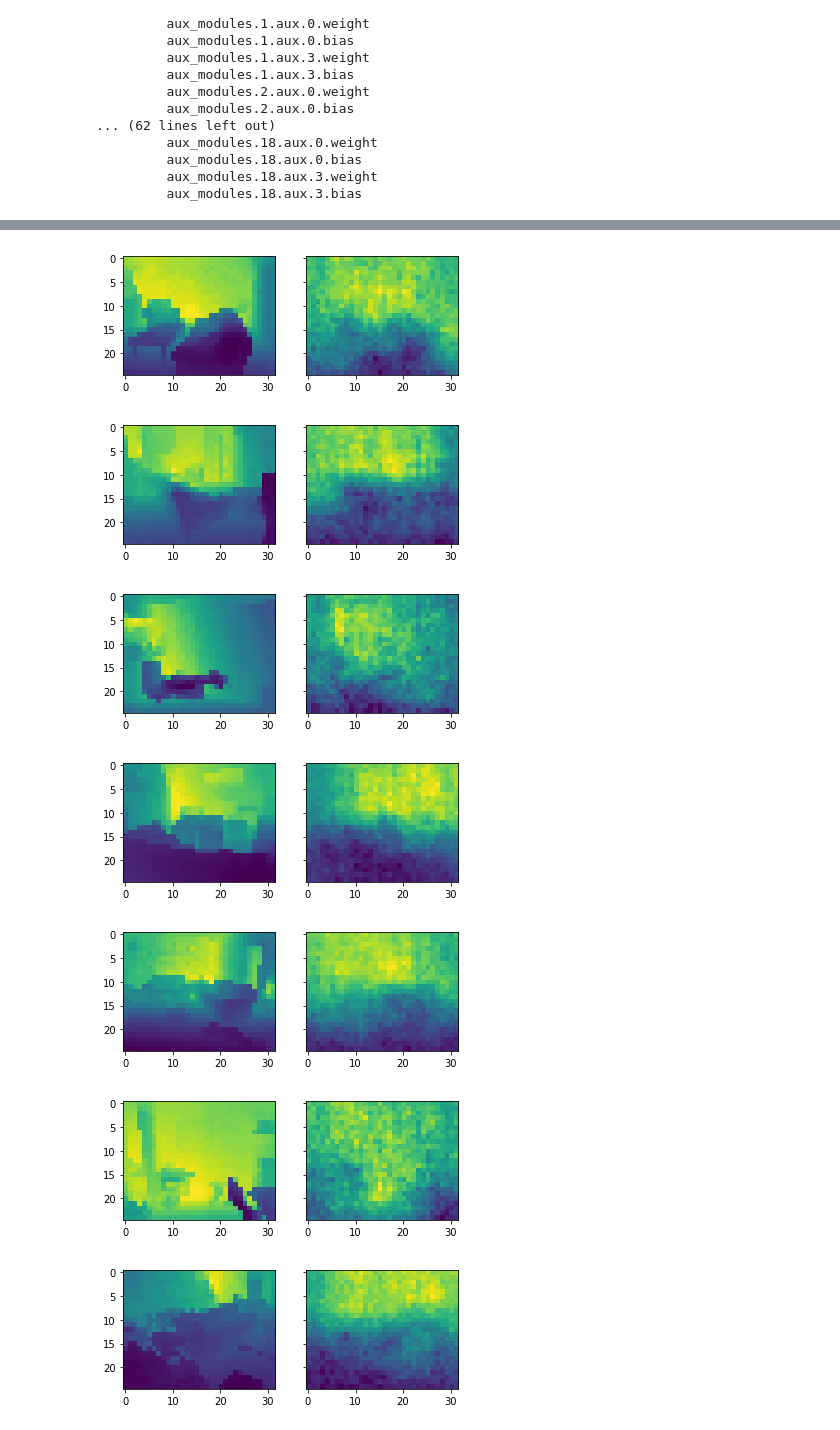
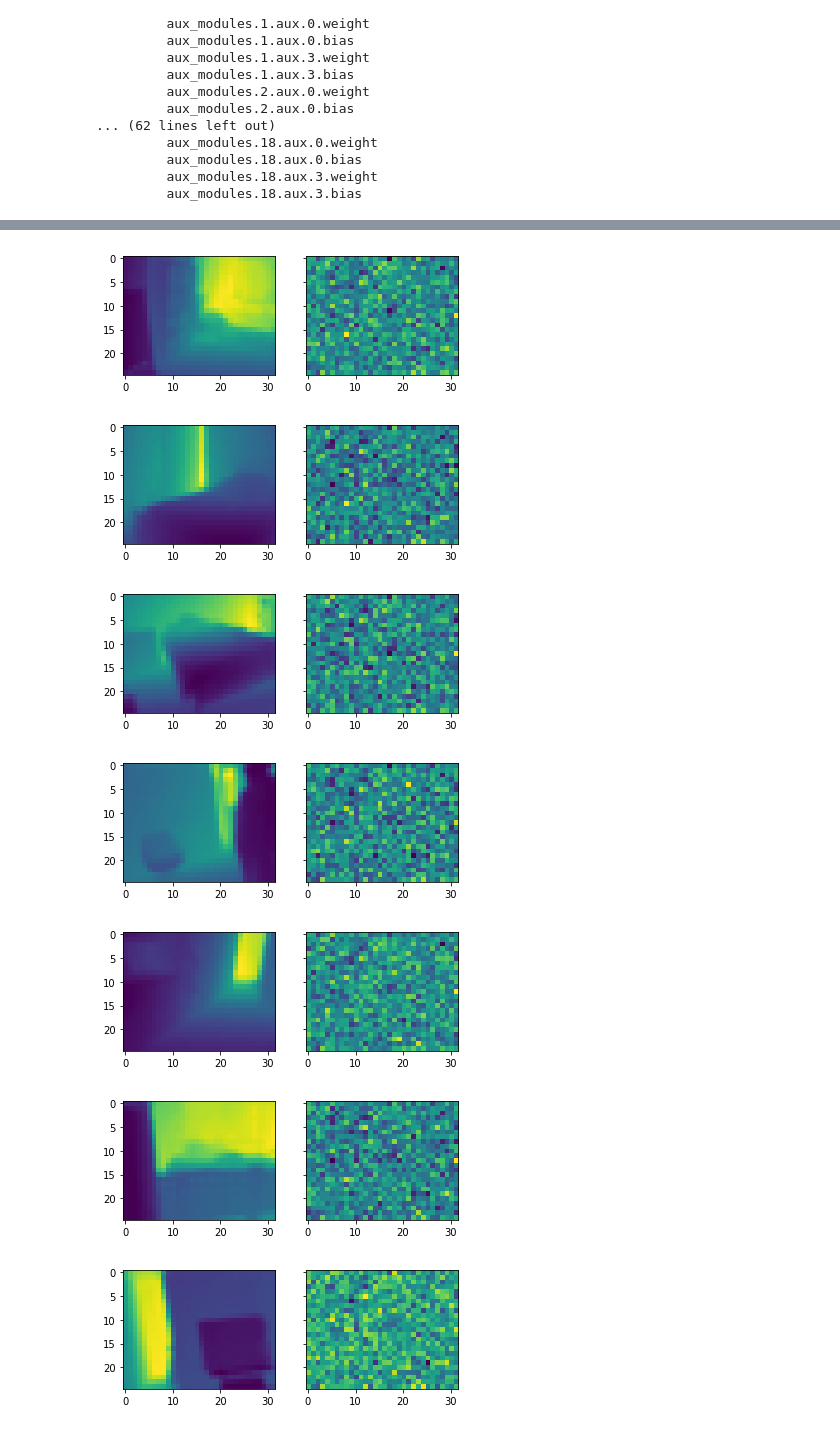
Before and after one commit to shalomma/DEN, a Jupyter notebook: notebooks/eval_den.ipynb, the cells around one changed output, grey strips where cells are left out. Saved outputs shown, nothing was run; the diff lists cells and outputs as text; code cells hidden in the pictures.

```diff
--- a/notebooks/eval_den.ipynb
+++ b/notebooks/eval_den.ipynb
@@ -16,17 +18,42 @@ import utils
 data_path = '../data/nyu_v2/'
 batch_size = 16
 depth_size = (25, 32)
+test_crop = (427, 561)
 seed = 2
 torch.manual_seed(seed)
 device = torch.device('cuda' if torch.cuda.is_available() else 'cpu')
-
-test_loader = data.DataLoader(NyuV2(os.path.join(data_path, 'val')),
-                              batch_size=batch_size, shuffle=True)
+# %%
+transformers = {
+    'train': transforms.Compose([transforms_nyu.Scale(),
+                                 transforms_nyu.RandomRescale(0.1),
+                                 transforms_nyu.RandomRotate(10),
+                                 transforms_nyu.RandomCrop(test_crop),
+                                 transforms_nyu.RandomHorizontalFlip(0.5),
+                                 transforms_nyu.ToTensor()]),
+
+    'val': transforms.Compose([transforms_nyu.Scale(),
+                               transforms_nyu.CenterCrop(test_crop),
+                               transforms_nyu.ToTensor()])
+}
+
+nyu = {
+    'train': NyuV2(os.path.join(data_path, 'train'), transform=transformers['train']),
+
+    'val': NyuV2(os.path.join(data_path, 'val'), transform=transformers['val'])
+}
+
+dataloaders = {
+    'train': data.DataLoader(nyu['train'], num_workers=8,
+                             batch_size=batch_size, shuffle=True),
+
+    'val': data.DataLoader(nyu['val'], num_workers=8,
+                           batch_size=batch_size, shuffle=True)
+}
 # %%
-wts_file = '../models/full_resnet/149_resnet_model.pt'
-model_file = '../models/den_dbe/008_model.pt'
-den = DEN(wts_file)
-den.load_state_dict(torch.load(model_file))
+wts = '../models/resnet_crop_427/092_model.pt'
+# model_file = '../models/den_dbe/008_model.pt'
+den = DEN(wts)
+# den.load_state_dict(torch.load(model_file))
 den = den.to(device)
 # %%
 params_to_update = []
@@ -83,18 +108,18 @@ evaluate(den)
 # %%
-sample = next(iter(test_loader))
-d = sample[1]
+sample = next(iter(dataloaders['train']))
+d = sample['depth']
 den.eval()
-d_pred = den(sample[0].to(device))
+d_pred = den(sample['image'].to(device).float())
 
 for i in range(batch_size):
     f, (ax1, ax2) = plt.subplots(1, 2, sharey=True)
     ax1.imshow(d[i].view(depth_size))
     ax2.imshow(d_pred[i].view(depth_size).cpu().data.numpy())
 # %% [output]
-[figure, old version]
+[figure, new version]
-[figure, old version]
+[figure, new version]
-[figure, old version]
+[figure, new version]
-[figure, old version]
+[figure, new version]
-[figure, old version]
+[figure, new version]
-[figure, old version]
+[figure, new version]
-[figure, old version]
+[figure, new version]
```
Also changed, not shown: parts of 8 cells of this notebook, 7 other files.
